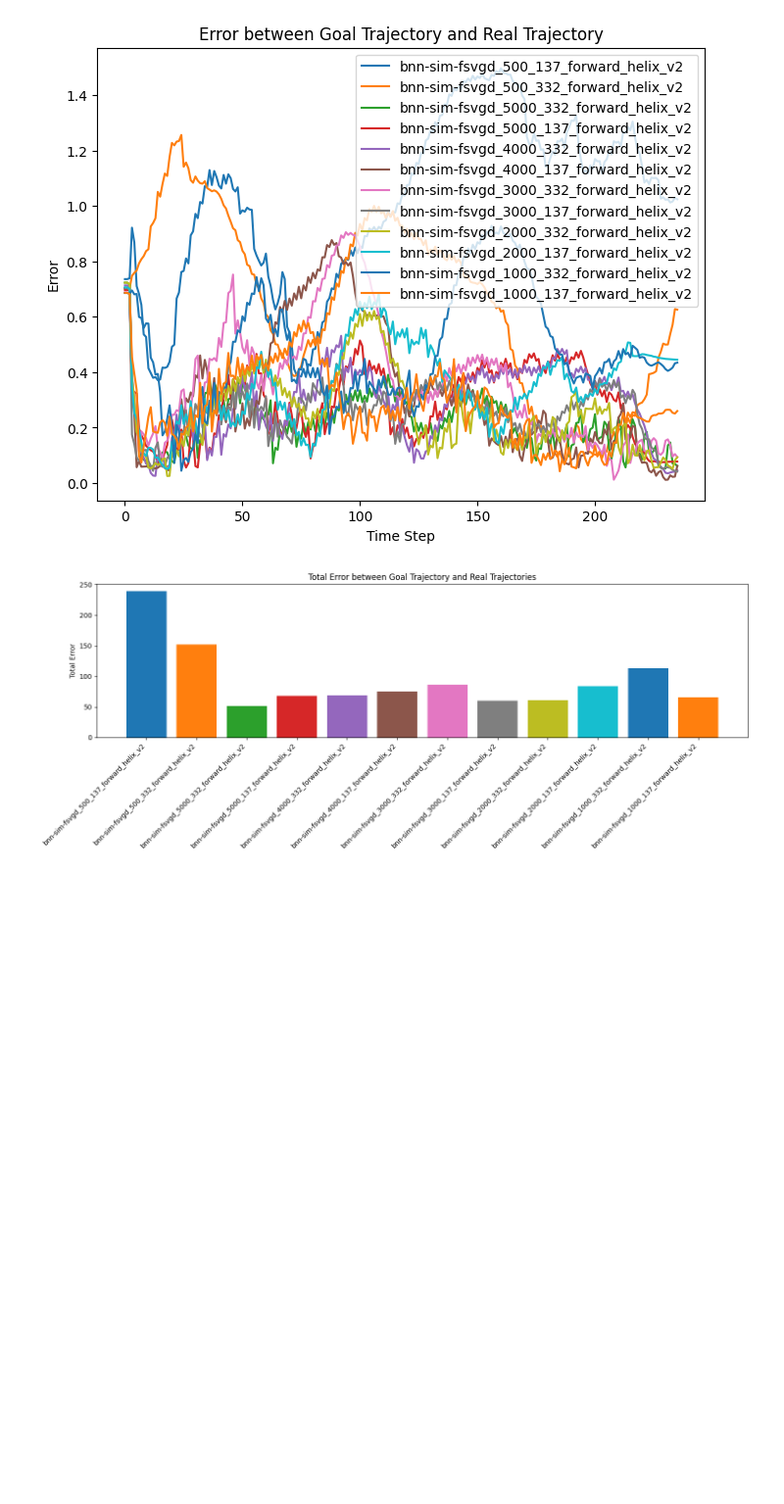
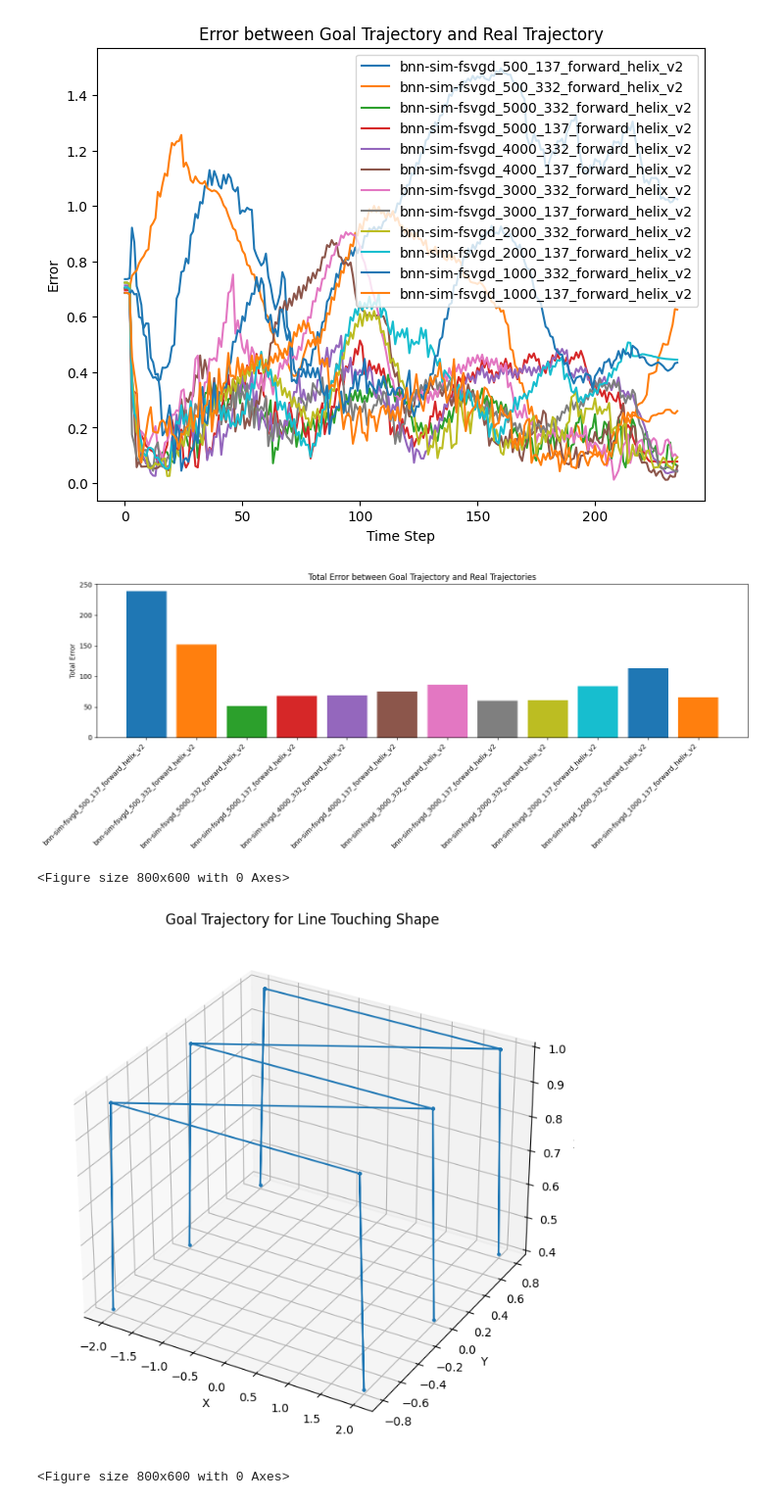
Before and after one commit to benjirer/active-learning-dynamics, a Jupyter notebook: goal_gen.ipynb, the cells around one changed output. Shown at 98% size. Cells and saved outputs as stored; diff of their text form; code cells hidden in the pictures; blank space fills up the shorter version.

```diff
--- a/goal_gen.ipynb
+++ b/goal_gen.ipynb
@@ -586,3 +629,30 @@ plt.show()
 [figure]
 [figure]
 [figure]
+# %%
+# import and plot a goal trajectory
+import pickle
+import numpy as np
+import matplotlib.pyplot as plt
+
+# Load the goal trajectory
+file = "/home/bhoffman/Documents/MT FS24/active-learning-dynamics/goal_traj/line_touching_v1_goal_trajectory.pkl"
+
+with open(file, "rb") as f:
+    goal_trajectory = pickle.load(f)
+
+# Plot the goal trajectory in 3D
+fig = plt.figure(figsize=(10, 8))
+ax = fig.add_subplot(111, projection='3d')
+ax.plot(goal_trajectory[:, 0], goal_trajectory[:, 1], goal_trajectory[:, 2], '-o', markersize=2)
+ax.set_xlabel('X')
+ax.set_ylabel('Y')
+ax.set_zlabel('Z')
+ax.set_title('Goal Trajectory for Line Touching Shape')
+
+# Plot the goal trajectory in 2D top view
+plt.figure(figsize=(8, 6))
+# %% [output]
+<Figure size 800x600 with 0 Axes>
+[figure, added]
+<Figure size 800x600 with 0 Axes>
```
Also changed, not shown: parts of 1 cell of this notebook, 44 other files.
